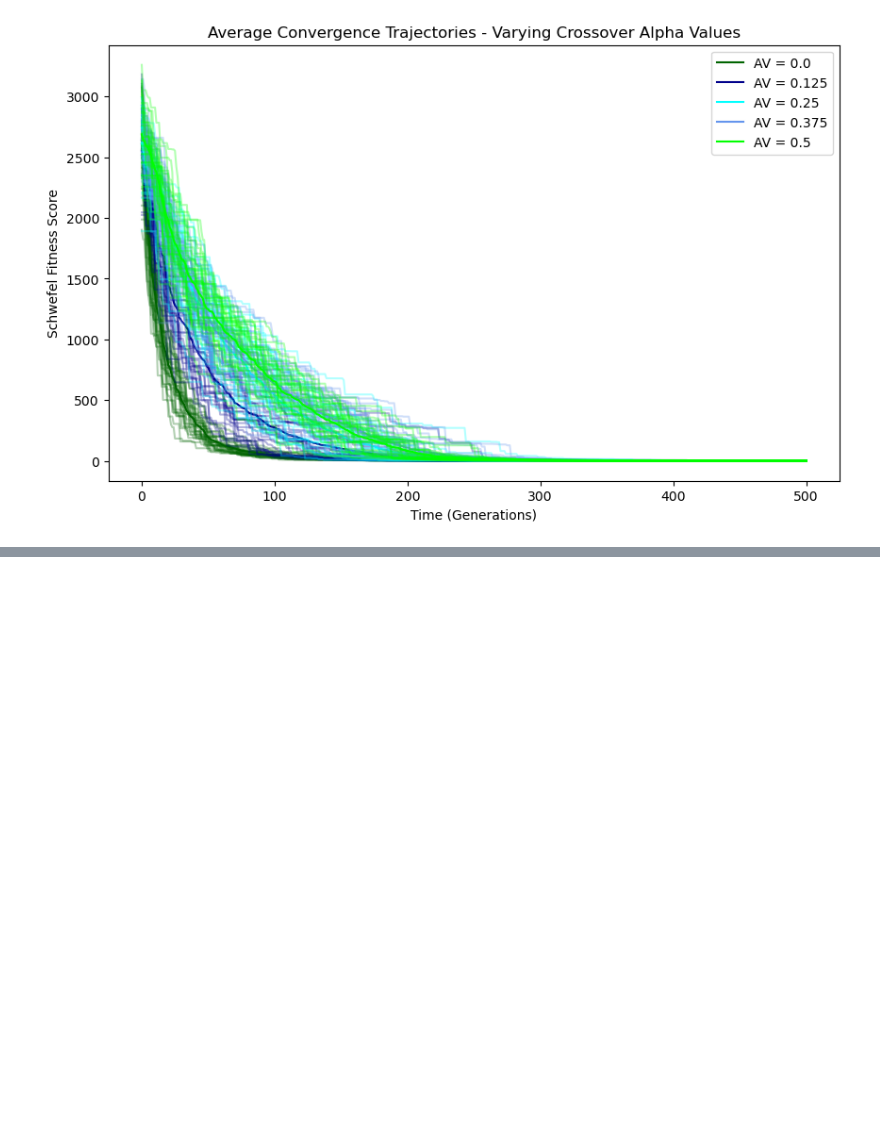
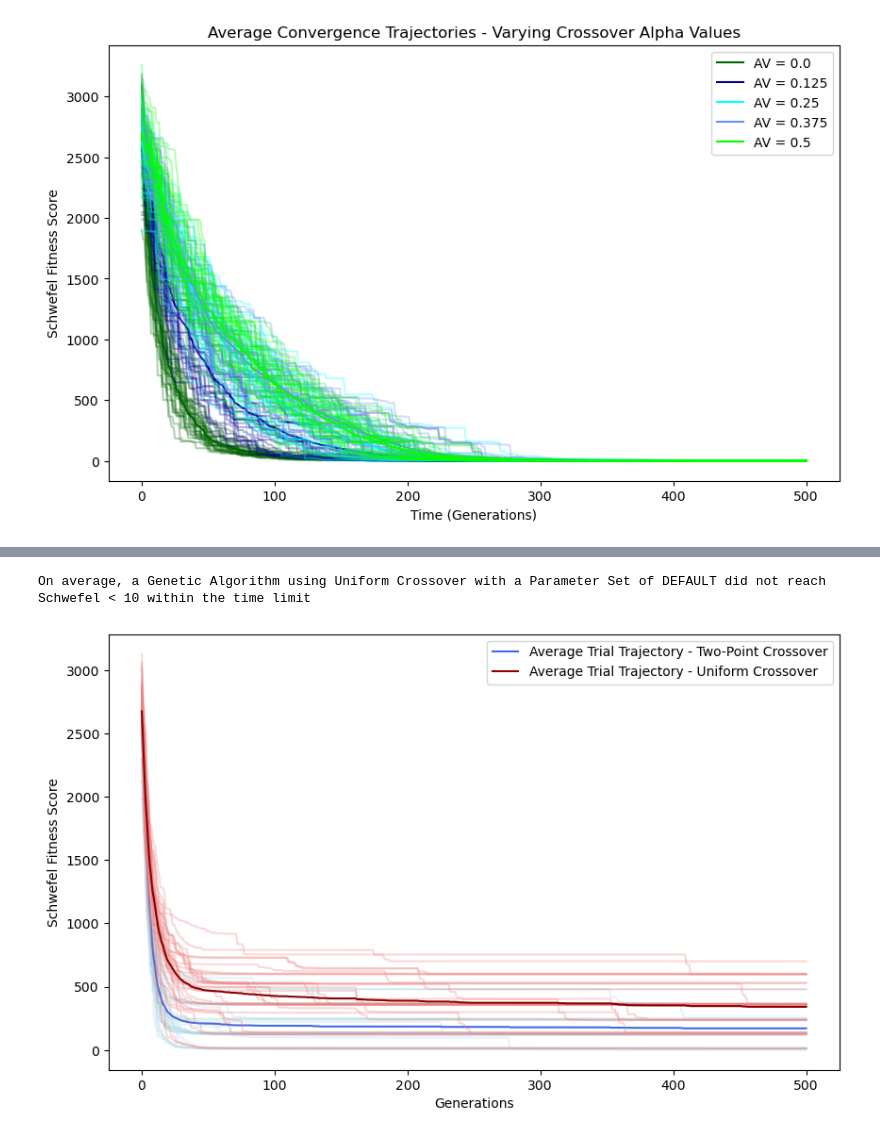
Before and after one commit to AlexPei-YuTsai/8-queen-evo-algo, a Jupyter notebook: schwefel.ipynb, the cells around one changed output, grey strips where cells are left out. Drawn from its saved outputs; the diff is of its cells as text; code cells hidden in the pictures; blank space fills up the shorter version.

```diff
--- a/schwefel.ipynb
+++ b/schwefel.ipynb
@@ -834,0 +703,8 @@ On average, a Genetic Algorithm with a Parameter Set of DEFAULT reaches Schwefel
+# %%
+# Survival Selector - Parents and Offsprings competing together
+psize = 100
+
+# Deterministic selection: Just picks Top 100 by dropping the worst (highest fitness) instead of sorting the list
+def bin_surv(pop):
+    pop.sort(key=binwefel)
+    return pop[:psize]
@@ -834,0 +801,8 @@ On average, a Genetic Algorithm with a Parameter Set of DEFAULT reaches Schwefel
+# %%
+# Default Parameters used. 30 Trials
+
+start_time = time.time()
+
+data_df = bin_trials(30, bcross)
+
+print("--- %s seconds ---" % (time.time() - start_time))
@@ -834,0 +830,8 @@ On average, a Genetic Algorithm with a Parameter Set of DEFAULT reaches Schwefel
+# %%
+# Default Parameters used. 30 Trials - Uniform Crossover
+
+start_time = time.time()
+
+data2_df = bin_trials(30, bunicross)
+
+print("--- %s seconds ---" % (time.time() - start_time))
@@ -834,0 +854,19 @@ On average, a Genetic Algorithm with a Parameter Set of DEFAULT reaches Schwefel
+# %%
+# We can also see the average trajectory of each of these runs and see how long it takes for them to converge
+conv(data2_df, 10, "Uniform Crossover", "Parameter Set", "DEFAULT")
+# %% [output]
+On average, a Genetic Algorithm using Uniform Crossover with a Parameter Set of DEFAULT did not reach Schwefel < 10 within the time limit
+# %%
+# Of course, we can also graph the results
+for i in range(30):
+    data_df.iloc[i].plot(color="lightblue", label="_nolegend_", alpha=0.3)
+data_df.mean(axis=0).plot(color="royalblue", label="Average Trial Trajectory - Two-Point Crossover")
+for i in range(30):
+    data2_df.iloc[i].plot(color="lightcoral", label="_nolegend_", alpha=0.3)
+data2_df.mean(axis=0).plot(color="darkred", label="Average Trial Trajectory - Uniform Crossover")
+plt.ylabel("Schwefel Fitness Score")
+plt.xlabel("Generations")
+plt.legend()
+plt.show()
+# %% [output]
+[figure, added]
```
Also changed, not shown: parts of 49 cells of this notebook.
